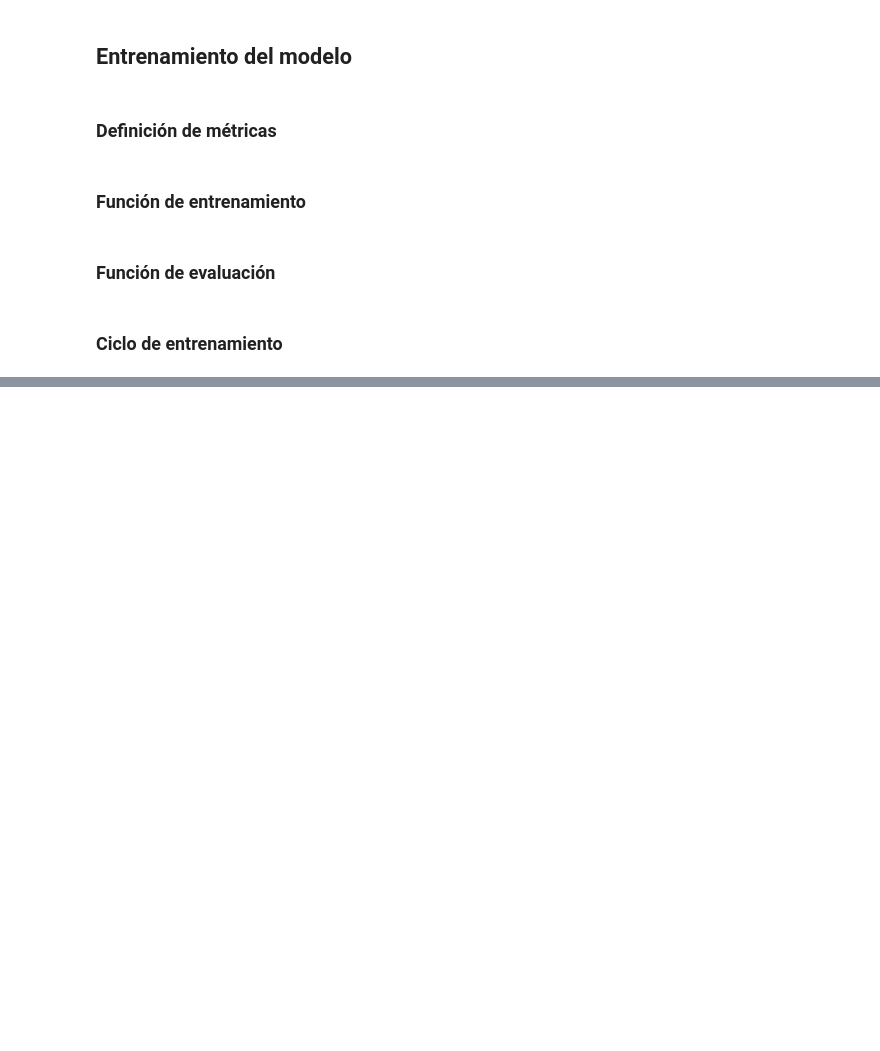
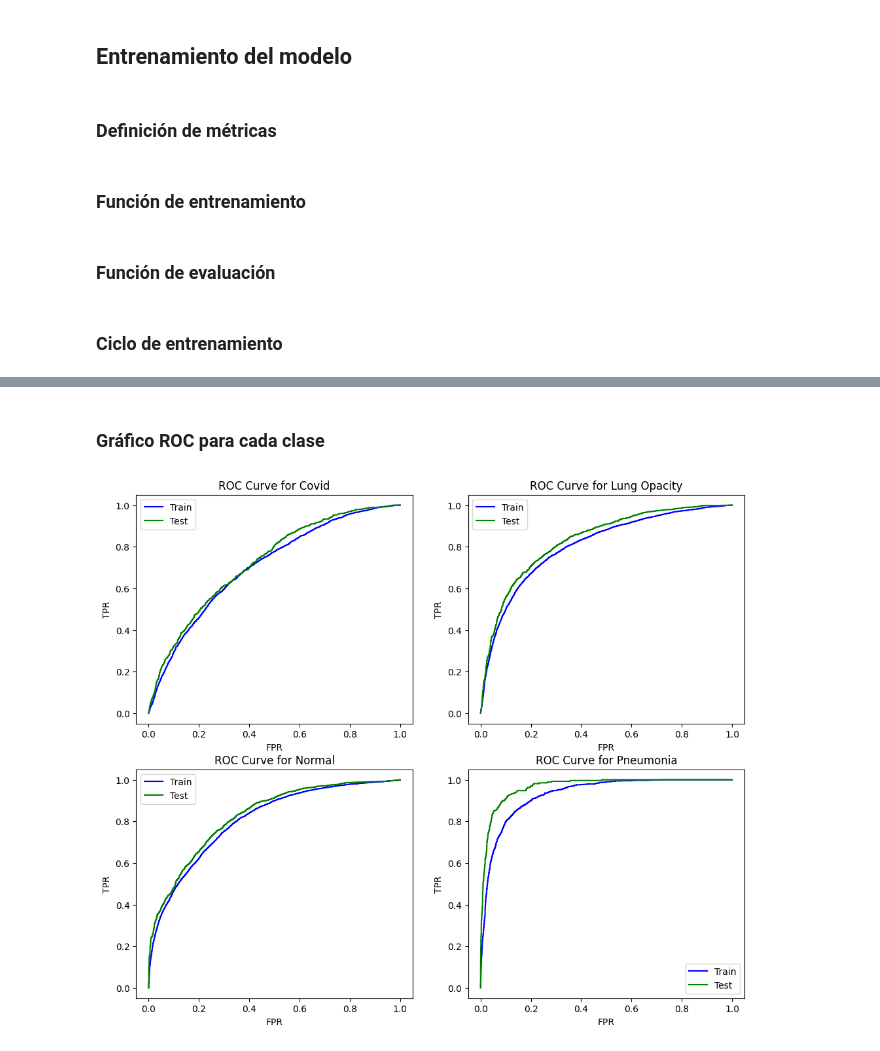
Before and after one commit to rijegaro287/proyecto_2_IRP, a Jupyter notebook: cnn/no_filter.ipynb, the cells around one changed output, grey strips where cells are left out. Drawn from its saved outputs; the diff is of its cells as text; code cells hidden in the pictures; blank space fills up the shorter version.

```diff
--- a/cnn/no_filter.ipynb
+++ b/cnn/no_filter.ipynb
@@ -113,9 +113,9 @@ class ConvolutionalNetwork(nn.Module):
             nn.ReLU(),
 
             nn.Flatten(),
-            # nn.Dropout(p=0.3),
+            nn.Dropout(p=0.3),
 
-            nn.Linear(in_features=88209, out_features=10),
+            nn.Linear(in_features=88209, out_features=4),
             nn.ReLU(),
 
 
@@ -145,7 +145,7 @@ class ConvolutionalNetwork(nn.Module):
             # nn.Linear(in_features=1600, out_features=4096),
             # nn.ReLU(),
 
-            # nn.Linear(in_features=4096, out_features=10),
+            # nn.Linear(in_features=4096, out_features=40),
             # nn.ReLU(),
         )
 
@@ -356,0 +412,46 @@ print(test_metrics[0]['roc'][0][2])
+# %% [markdown]
+### Gráfico ROC para cada clase
+# %%
+train_roc_fpr = train_metrics[-1]['roc'][0]
+train_roc_tpr = train_metrics[-1]['roc'][1]
+
+test_roc_fpr = test_metrics[-1]['roc'][0]
+test_roc_tpr = test_metrics[-1]['roc'][1]
+
+fig, ax = plt.subplots(2, 2, figsize=(12, 10))
+
+ax[0, 0].set_title('ROC Curve for Covid')
+ax[0, 0].set_ylabel('TPR')
+ax[0, 0].set_xlabel('FPR')
+
+ax[0, 1].set_title('ROC Curve for Lung Opacity')
+ax[0, 1].set_ylabel('TPR')
+ax[0, 1].set_xlabel('FPR')
+
+ax[1, 0].set_title('ROC Curve for Normal')
+ax[1, 0].set_ylabel('TPR')
+ax[1, 0].set_xlabel('FPR')
+
+ax[1, 1].set_title('ROC Curve for Pneumonia')
+ax[1, 1].set_ylabel('TPR')
+ax[1, 1].set_xlabel('FPR')
+
+ax[0, 0].plot(train_roc_fpr[0], train_roc_tpr[0], label='Train', color='b')
+ax[0, 0].plot(test_roc_fpr[0], test_roc_tpr[0], label='Test', color='g')
+
+ax[0, 1].plot(train_roc_fpr[1], train_roc_tpr[1], label='Train', color='b')
+ax[0, 1].plot(test_roc_fpr[1], test_roc_tpr[1], label='Test', color='g')
+
+ax[1, 0].plot(train_roc_fpr[2], train_roc_tpr[2], label='Train', color='b')
+ax[1, 0].plot(test_roc_fpr[2], test_roc_tpr[2], label='Test', color='g')
+
+ax[1, 1].plot(train_roc_fpr[3], train_roc_tpr[3], label='Train', color='b')
+ax[1, 1].plot(test_roc_fpr[3], test_roc_tpr[3], label='Test', color='g')
+
+ax[0, 0].legend()
+ax[0, 1].legend()
+ax[1, 0].legend()
+ax[1, 1].legend()
+fig.show()
+# %% [output]
+[figure, added]
```
Also changed, not shown: parts of 10 cells of this notebook.
